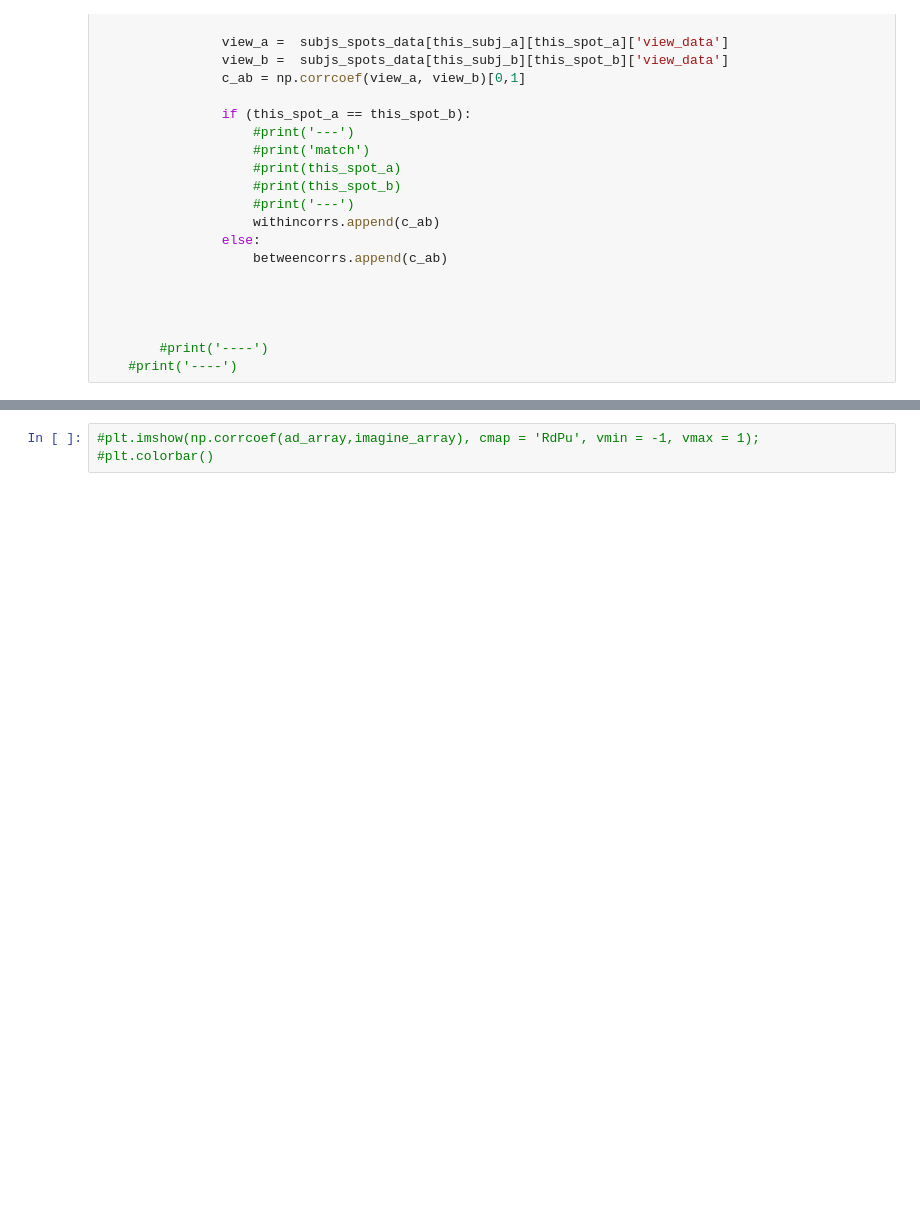
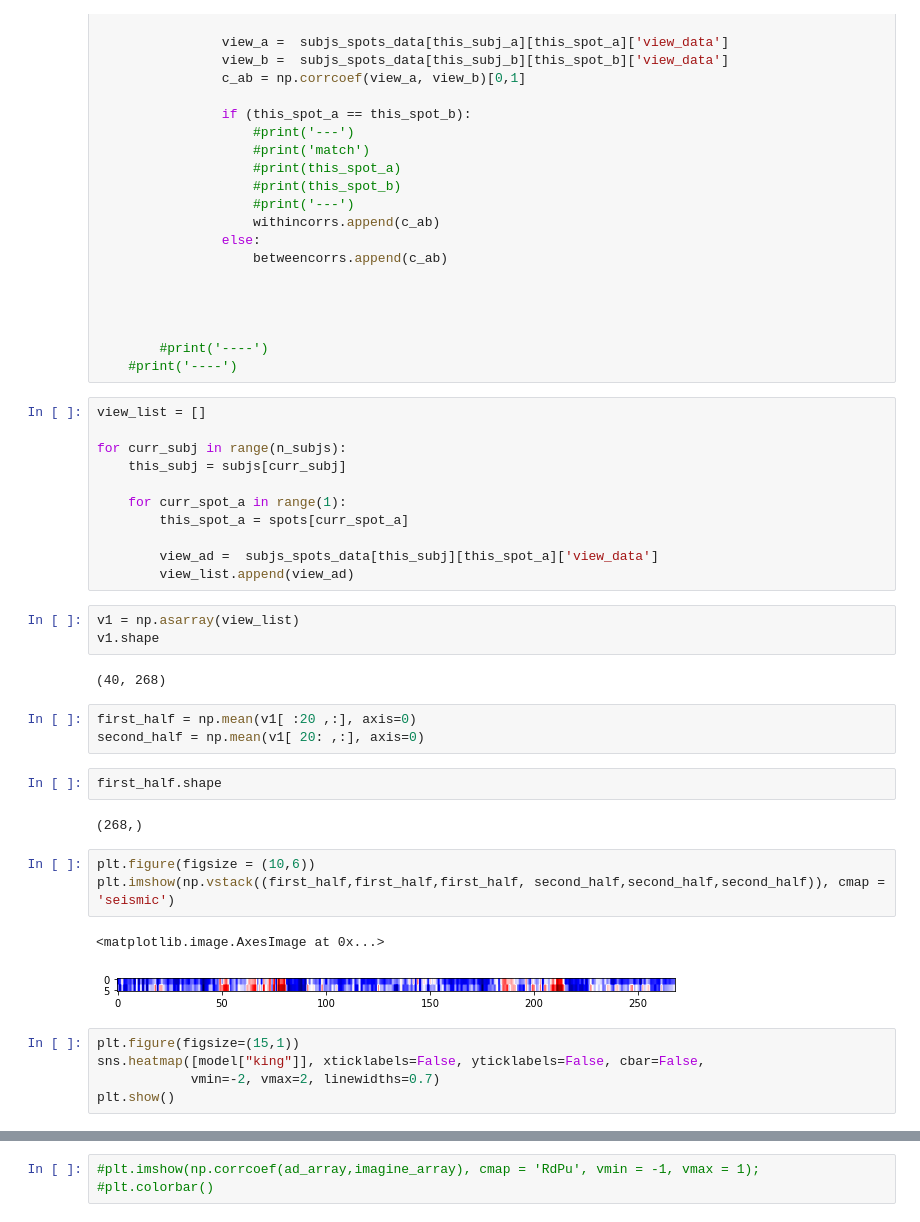
Before and after one commit to shelbywilcox/realcost_memory_isc, a Jupyter notebook: scripts/cmse_analysis_03.ipynb, the cells around one changed output, grey strips where cells are left out. Cells and saved outputs as stored; diff of their text form; blank space fills up the shorter version.

```diff
--- a/scripts/cmse_analysis_03.ipynb
+++ b/scripts/cmse_analysis_03.ipynb
@@ -231,6 +232,40 @@ for curr_subj_a in range(n_subjs): #1,2,3 ...
 
         #print('----')
     #print('----')
+# %%
+view_list = []
+
+for curr_subj in range(n_subjs):
+    this_subj = subjs[curr_subj]
+
+    for curr_spot_a in range(1):
+        this_spot_a = spots[curr_spot_a]
+
+        view_ad =  subjs_spots_data[this_subj][this_spot_a]['view_data']
+        view_list.append(view_ad)
+# %%
+v1 = np.asarray(view_list)
+v1.shape
+# %% [output]
+(40, 268)
+# %%
+first_half = np.mean(v1[ :20 ,:], axis=0)
+second_half = np.mean(v1[ 20: ,:], axis=0)
+# %%
+first_half.shape
+# %% [output]
+(268,)
+# %%
+plt.figure(figsize = (10,6))
+plt.imshow(np.vstack((first_half,first_half,first_half, second_half,second_half,second_half)), cmap = 'seismic')
+# %% [output]
+<matplotlib.image.AxesImage at 0x...>
+[figure, added]
+# %%
+plt.figure(figsize=(15,1))
+sns.heatmap([model["king"]], xticklabels=False, yticklabels=False, cbar=False,
+            vmin=-2, vmax=2, linewidths=0.7)
+plt.show()
 # %%
 withincorrs_same_ad = []
 withincorrs_dif_ad = []
```
Also changed, not shown: parts of 11 cells of this notebook.
